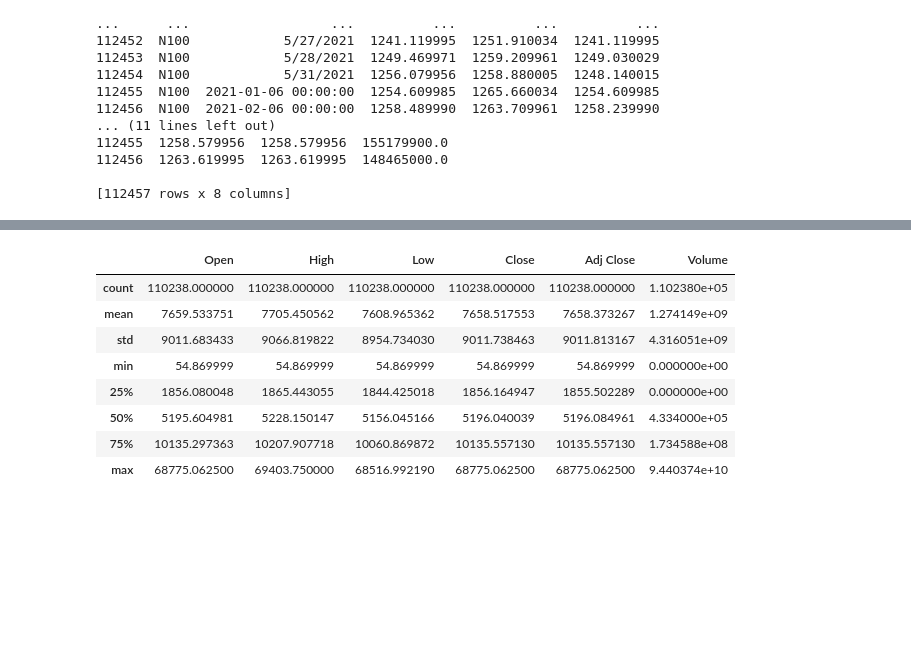
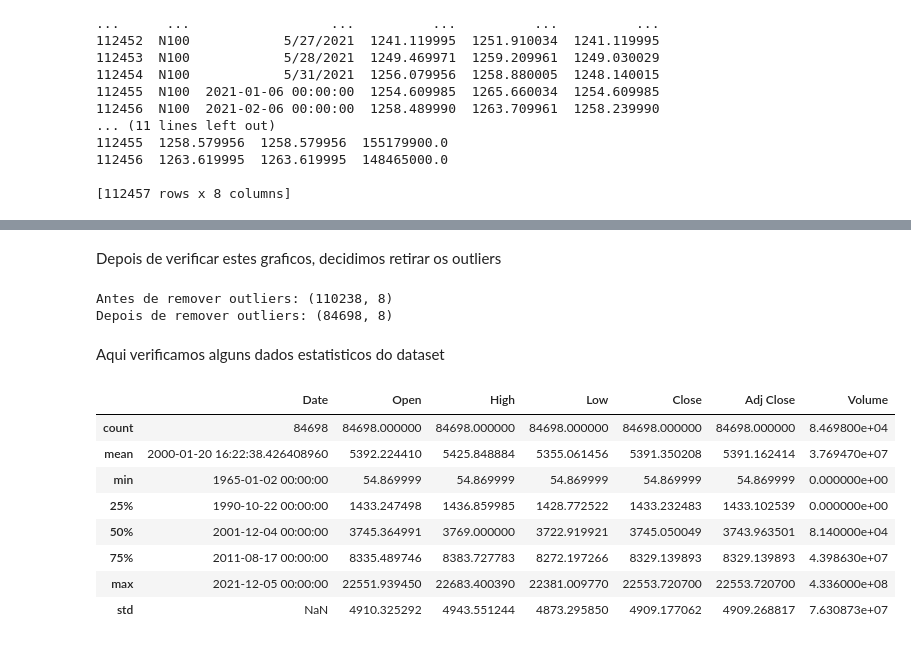
Before and after one commit to makee5/DL_Project, a Jupyter notebook: Project_DL.ipynb, the cells around one changed output, grey strips where cells are left out. Saved outputs shown, nothing was run; the diff lists cells and outputs as text; code cells hidden in the pictures; blank space fills up the shorter version.

```diff
--- a/Project_DL.ipynb
+++ b/Project_DL.ipynb
@@ -36,7 +36,3 @@ print(data)
 112456  1263.619995  1263.619995  148465000.0
 
 [112457 rows x 8 columns]
-# %%
-data['Date'] = pd.to_datetime(data['Date'])  # Converter para datetime
-data['Date'] = data['Date'].dt.strftime('%d/%m/%Y')  # Formatar a data no formato 'dd/mm/aaaa'
-print(data)
@@ -62,0 +39,2 @@ print(data)
+# %%
+data['Date'] = pd.to_datetime(data['Date'], errors='coerce')  # Converte a coluna 'Date' para datetime
@@ -63,2 +43,3 @@ print(data)
 # %%
-data = data.dropna() # Remover valores nulos do dataset
+data = data.dropna() # Remover valores nulos do
+data = data.drop_duplicates()
@@ -71,14 +65,35 @@ Agora iremos analisar dados estastísticos do dataset
+# %% [markdown]
+Depois de verificar estes graficos, decidimos retirar os outliers
+# %%
+# Definir as colunas que você quer verificar
+price_columns = ['Open', 'High', 'Low', 'Close', 'Adj Close', 'Volume']
+
+# Calcular o IQR para cada coluna de preços
+Q1 = data[price_columns].quantile(0.25)
+Q3 = data[price_columns].quantile(0.75)
+IQR = Q3 - Q1
+
+# Filtrar para manter apenas os dados dentro do intervalo
+data_clean = data[~((data[price_columns] < (Q1 - 1.5 * IQR)) | (data[price_columns] > (Q3 + 1.5 * IQR))).any(axis=1)]
+
+print(f"Antes de remover outliers: {data.shape}")
+print(f"Depois de remover outliers: {data_clean.shape}")
+# %% [output]
+Antes de remover outliers: (110238, 8)
+Depois de remover outliers: (84698, 8)
+# %% [markdown]
+Aqui verificamos alguns dados estatisticos do dataset
 # %%
-data.describe()
+data_clean.describe()
 # %% [output]
-|  | Open | High | Low | Close | Adj Close | Volume |
-| count | 110238.000000 | 110238.000000 | 110238.000000 | 110238.000000 | 110238.000000 | 1.102380e+05 |
-| mean | 7659.533751 | 7705.450562 | 7608.965362 | 7658.517553 | 7658.373267 | 1.274149e+09 |
-| std | 9011.683433 | 9066.819822 | 8954.734030 | 9011.738463 | 9011.813167 | 4.316051e+09 |
-| min | 54.869999 | 54.869999 | 54.869999 | 54.869999 | 54.869999 | 0.000000e+00 |
-| 25% | 1856.080048 | 1865.443055 | 1844.425018 | 1856.164947 | 1855.502289 | 0.000000e+00 |
-| 50% | 5195.604981 | 5228.150147 | 5156.045166 | 5196.040039 | 5196.084961 | 4.334000e+05 |
-| 75% | 10135.297363 | 10207.907718 | 10060.869872 | 10135.557130 | 10135.557130 | 1.734588e+08 |
-| max | 68775.062500 | 69403.750000 | 68516.992190 | 68775.062500 | 68775.062500 | 9.440374e+10 |
+|  | Date | Open | High | Low | Close | Adj Close | Volume |
+| count | 84698 | 84698.000000 | 84698.000000 | 84698.000000 | 84698.000000 | 84698.000000 | 8.469800e+04 |
+| mean | 2000-01-20 16:22:38.426408960 | 5392.224410 | 5425.848884 | 5355.061456 | 5391.350208 | 5391.162414 | 3.769470e+07 |
+| min | 1965-01-02 00:00:00 | 54.869999 | 54.869999 | 54.869999 | 54.869999 | 54.869999 | 0.000000e+00 |
+| 25% | 1990-10-22 00:00:00 | 1433.247498 | 1436.859985 | 1428.772522 | 1433.232483 | 1433.102539 | 0.000000e+00 |
+| 50% | 2001-12-04 00:00:00 | 3745.364991 | 3769.000000 | 3722.919921 | 3745.050049 | 3743.963501 | 8.140000e+04 |
+| 75% | 2011-08-17 00:00:00 | 8335.489746 | 8383.727783 | 8272.197266 | 8329.139893 | 8329.139893 | 4.398630e+07 |
+| max | 2021-12-05 00:00:00 | 22551.939450 | 22683.400390 | 22381.009770 | 22553.720700 | 22553.720700 | 4.336000e+08 |
+| std | NaN | 4910.325292 | 4943.551244 | 4873.295850 | 4909.177062 | 4909.268817 | 7.630873e+07 |
 # %%
 # Passar todos os valores para 2 casas decimais
```
Also changed, not shown: parts of 16 cells of this notebook.
